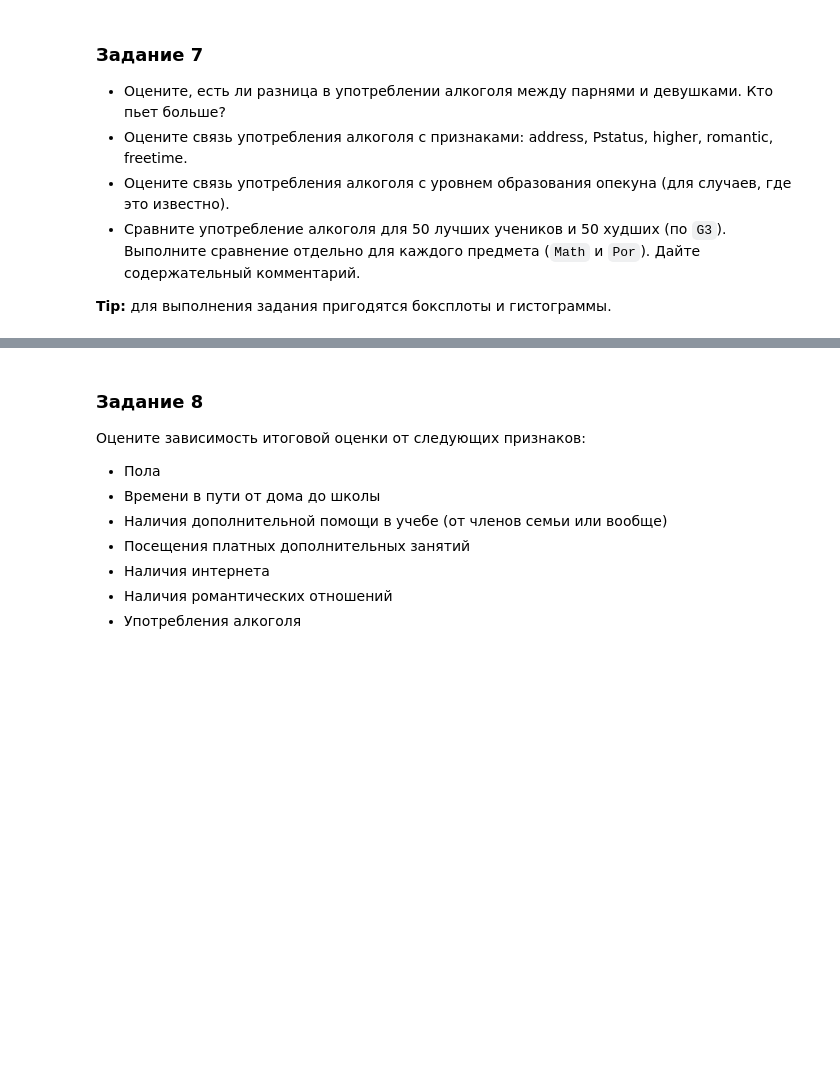
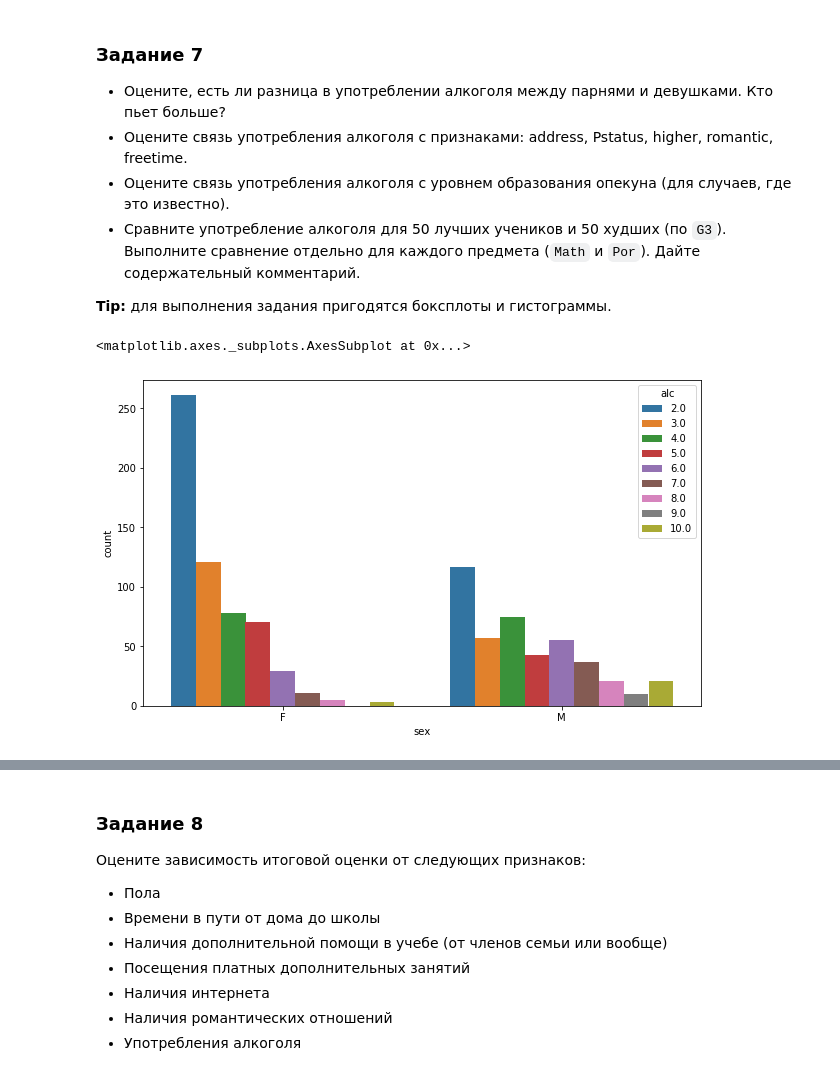
Before and after one commit to dariaAlium/List, a Jupyter notebook: Lab_1_Exploratory_analysis.ipynb, the cells around one changed output, grey strips where cells are left out. Drawn from its saved outputs; the diff is of its cells as text; code cells hidden in the pictures; blank space fills up the shorter version.

```diff
--- a/Lab_1_Exploratory_analysis.ipynb
+++ b/Lab_1_Exploratory_analysis.ipynb
@@ -394,3 +397,15 @@ ValueError: ignored
 * Сравните употребление алкоголя для 50 лучших учеников и 50 худших (по `G3`). Выполните сравнение отдельно для каждого предмета (`Math` и `Por`). Дайте содержательный комментарий.
 
 **Tip:** для выполнения задания пригодятся боксплоты и гистограммы.
+# %%
+arr = []
+for i in data.index:
+    arr.append(data['Walc'][i] + data['Dalc'][i])
+data['alc'] = arr
+data['alc'] = data.alc.astype('float64')
+
+plt.figure(figsize=(10,6))
+sb.countplot(x='sex', hue='alc', data=data)
+# %% [output]
+<matplotlib.axes._subplots.AxesSubplot at 0x...>
+[figure, added]
```
Also changed, not shown: parts of 12 cells of this notebook.
